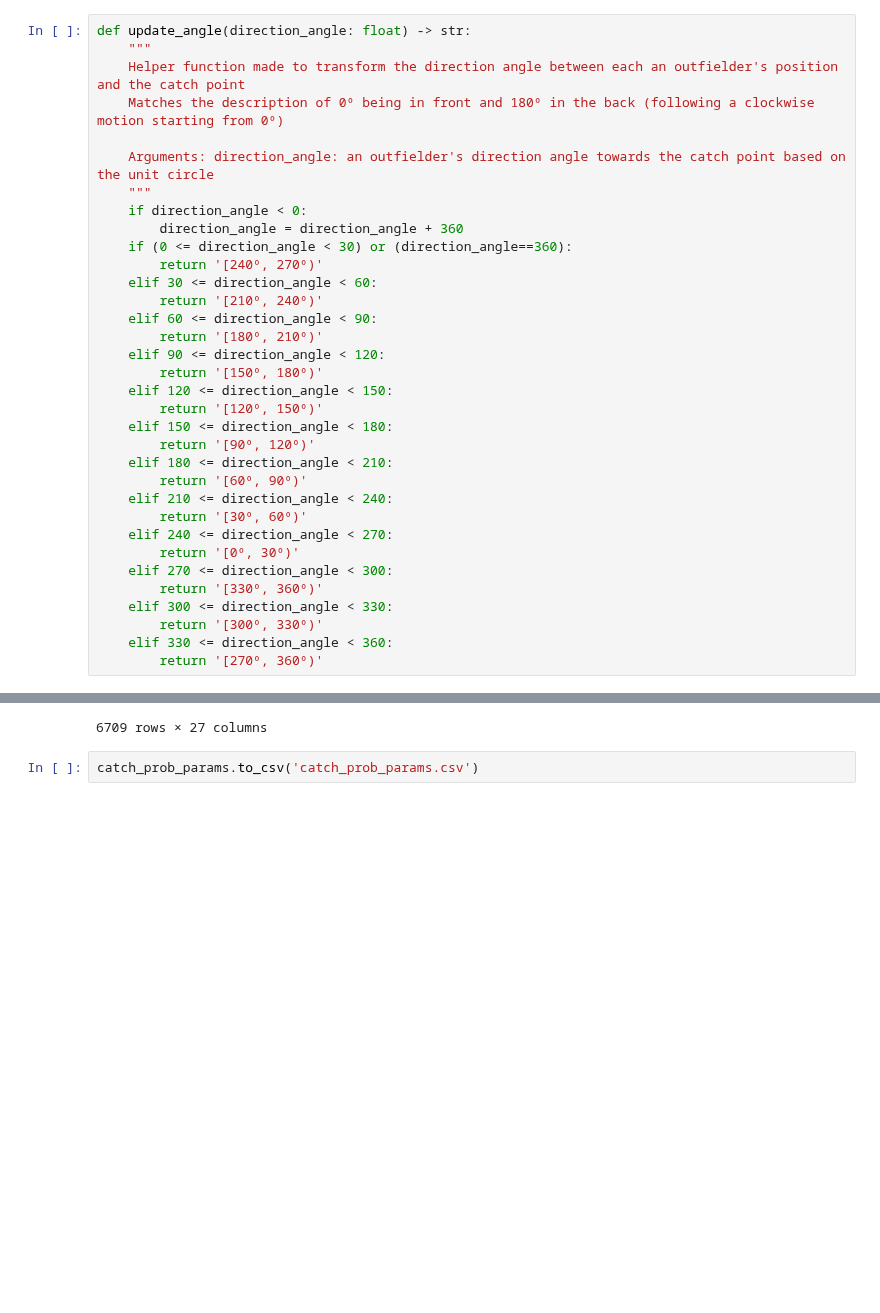
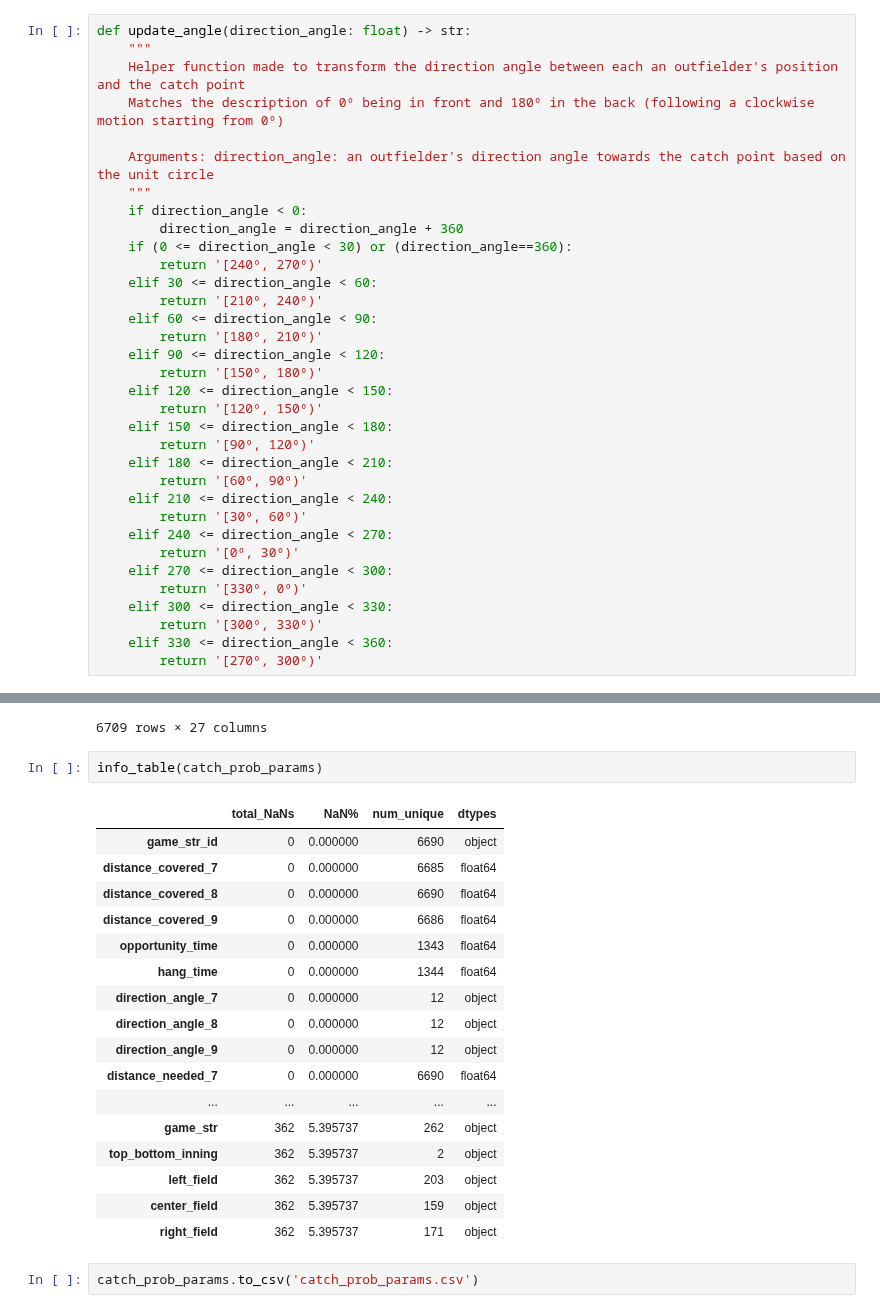
Before and after one commit to d2osborn/SMTChallenge2025, a Jupyter notebook: Team15-eda.ipynb, the cells around one changed output, grey strips where cells are left out. Saved outputs shown, nothing was run; the diff lists cells and outputs as text; blank space fills up the shorter version.

```diff
--- a/Team15-eda.ipynb
+++ b/Team15-eda.ipynb
@@ -821,11 +821,11 @@ def update_angle(direction_angle: float) -> str:
     elif 240 <= direction_angle < 270:
         return '[0º, 30º)'
     elif 270 <= direction_angle < 300:
-        return '[330º, 360º)'
+        return '[330º, 0º)'
     elif 300 <= direction_angle < 330:
         return '[300º, 330º)'
     elif 330 <= direction_angle < 360:
-        return '[270º, 360º)'
+        return '[270º, 300º)'
 # %%
 def direction_angle(df: pd.DataFrame, game_str_id: str) -> list:
     """
@@ -1562,5 +1546,25 @@ catch_prob_params
 | 6707 | y2_d098_YJD_RZQ_259 | 46.455297 | 26.214726 | 9.366749 | 3.95 | 3.55 | ... |
 | 6708 | y2_d098_YJD_RZQ_277 | 0.345664 | 0.514667 | 0.384839 | 0.70 | 0.30 | ... |
 6709 rows × 27 columns
+# %%
+info_table(catch_prob_params)
+# %% [output]
+|  | total_NaNs | NaN% | num_unique | dtypes |
+| game_str_id | 0 | 0.000000 | 6690 | object |
+| distance_covered_7 | 0 | 0.000000 | 6685 | float64 |
+| distance_covered_8 | 0 | 0.000000 | 6690 | float64 |
+| distance_covered_9 | 0 | 0.000000 | 6686 | float64 |
+| opportunity_time | 0 | 0.000000 | 1343 | float64 |
+| hang_time | 0 | 0.000000 | 1344 | float64 |
+| direction_angle_7 | 0 | 0.000000 | 12 | object |
+| direction_angle_8 | 0 | 0.000000 | 12 | object |
+| direction_angle_9 | 0 | 0.000000 | 12 | object |
+| distance_needed_7 | 0 | 0.000000 | 6690 | float64 |
+| ... | ... | ... | ... | ... |
+| game_str | 362 | 5.395737 | 262 | object |
+| top_bottom_inning | 362 | 5.395737 | 2 | object |
+| left_field | 362 | 5.395737 | 203 | object |
+| center_field | 362 | 5.395737 | 159 | object |
+| right_field | 362 | 5.395737 | 171 | object |
 # %%
 catch_prob_params.to_csv('catch_prob_params.csv')
```
Also changed, not shown: parts of 11 cells of this notebook, 2 other files.
